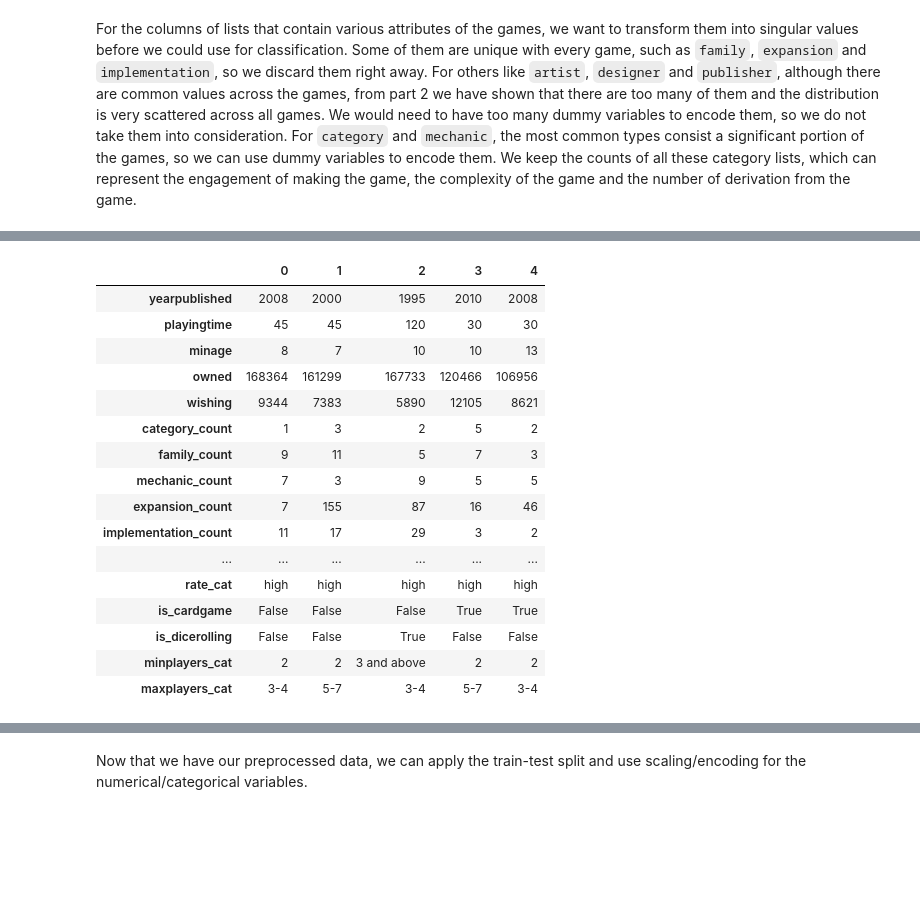
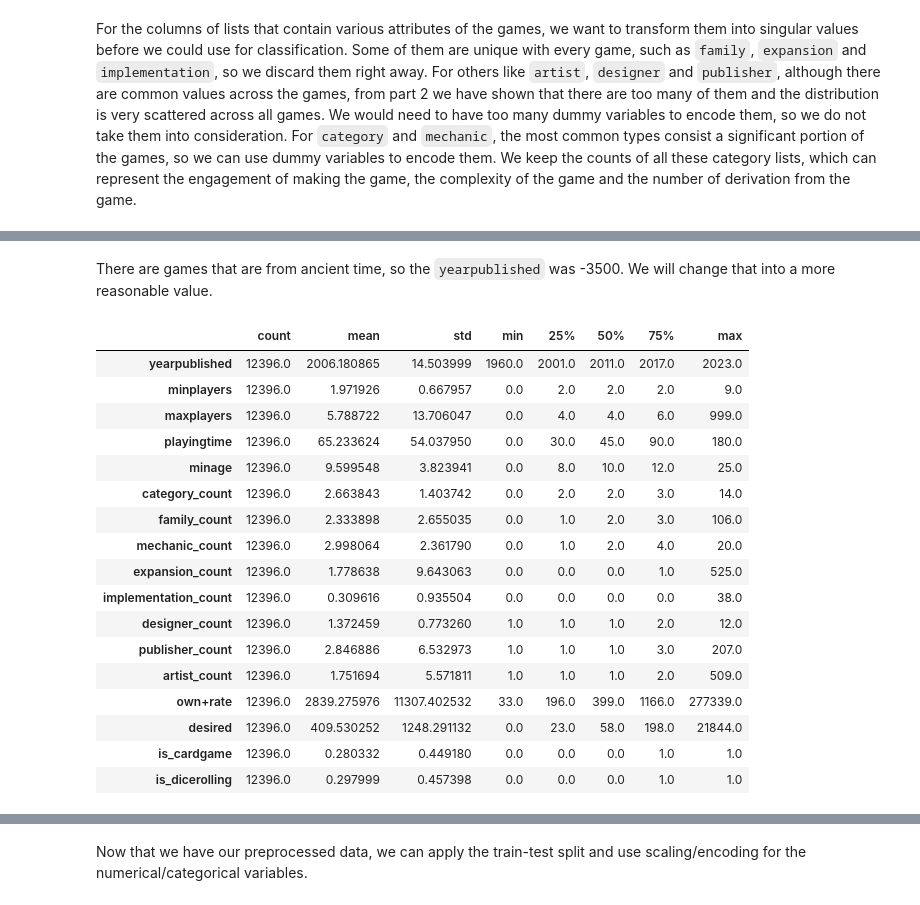
Before and after one commit to Fredfreddo/SI618_24W_project, a Jupyter notebook: project_3.ipynb, the cells around one changed output, grey strips where cells are left out. Cells and saved outputs as stored; diff of their text form; code cells hidden in the pictures; blank space fills up the shorter version.

```diff
--- a/project_3.ipynb
+++ b/project_3.ipynb
@@ -100,50 +217,33 @@ core_data.drop(columns=['year', 'rank', 'average', 'bayes_average', 'users_rated
 # %%
-core_data['is_cardgame'] = core_data['category_list'].apply(lambda x: 'Card Game' in x)
-core_data['is_dicerolling'] = core_data['mechanic_list'].apply(lambda x: 'Dice Rolling' in x)
+# we focus on Card Game and Dice Rolling
+core_data['is_cardgame'] = core_data['category_list'].apply(lambda x: 1 if 'Card Game' in x else 0)
+core_data['is_dicerolling'] = core_data['mechanic_list'].apply(lambda x: 1 if 'Dice Rolling' in x else 0)
 core_data.drop(columns=['category_list', 'mechanic_list'], inplace=True)
-# %%
-def minplayers_cat(x):
-    if x < 2:
-        return '1'
-    elif x == 2:
-        return '2'
-    else:
-        return '3 and above'
-
-core_data['minplayers_cat'] = core_data['minplayers'].apply(minplayers_cat)
-core_data.drop(columns=['minplayers'], inplace=True)
-# %%
-def maxplayers_cat(x):
-    if x <= 2:
-        return '2 and below'
-    elif x <= 4:
-        return '3-4'
-    elif x <= 7:
-        return '5-7'
-    else:
-        return '8 and above'
-
-core_data['maxplayers_cat'] = core_data['maxplayers'].apply(maxplayers_cat)
-core_data.drop(columns=['maxplayers'], inplace=True)
 # %%
 core_data['playingtime'] = core_data['playingtime'].apply(lambda x: x if x < 180 else 180)
+# %% [markdown]
+There are games that are from ancient time, so the `yearpublished` was -3500. We will change that into a more reasonable value.
+# %%
+# change yearpublished whose value is smaller than 1960 to 1960
+core_data['yearpublished'] = core_data['yearpublished'].apply(lambda x: 1960 if x < 1960 else x)
 # %%
-core_data.head().T
+core_data.describe().T
 # %% [output]
-|  | 0 | 1 | 2 | 3 | 4 |
-| yearpublished | 2008 | 2000 | 1995 | 2010 | 2008 |
-| playingtime | 45 | 45 | 120 | 30 | 30 |
-| minage | 8 | 7 | 10 | 10 | 13 |
-| owned | 168364 | 161299 | 167733 | 120466 | 106956 |
-| wishing | 9344 | 7383 | 5890 | 12105 | 8621 |
-| category_count | 1 | 3 | 2 | 5 | 2 |
-| family_count | 9 | 11 | 5 | 7 | 3 |
-| mechanic_count | 7 | 3 | 9 | 5 | 5 |
-| expansion_count | 7 | 155 | 87 | 16 | 46 |
-| implementation_count | 11 | 17 | 29 | 3 | 2 |
-| ... | ... | ... | ... | ... | ... |
-| rate_cat | high | high | high | high | high |
-| is_cardgame | False | False | False | True | True |
-| is_dicerolling | False | False | True | False | False |
-| minplayers_cat | 2 | 2 | 3 and above | 2 | 2 |
-| maxplayers_cat | 3-4 | 5-7 | 3-4 | 5-7 | 3-4 |
+|  | count | mean | std | min | 25% | 50% | 75% | max |
+| yearpublished | 12396.0 | 2006.180865 | 14.503999 | 1960.0 | 2001.0 | 2011.0 | 2017.0 | 2023.0 |
+| minplayers | 12396.0 | 1.971926 | 0.667957 | 0.0 | 2.0 | 2.0 | 2.0 | 9.0 |
+| maxplayers | 12396.0 | 5.788722 | 13.706047 | 0.0 | 4.0 | 4.0 | 6.0 | 999.0 |
+| playingtime | 12396.0 | 65.233624 | 54.037950 | 0.0 | 30.0 | 45.0 | 90.0 | 180.0 |
+| minage | 12396.0 | 9.599548 | 3.823941 | 0.0 | 8.0 | 10.0 | 12.0 | 25.0 |
+| category_count | 12396.0 | 2.663843 | 1.403742 | 0.0 | 2.0 | 2.0 | 3.0 | 14.0 |
+| family_count | 12396.0 | 2.333898 | 2.655035 | 0.0 | 1.0 | 2.0 | 3.0 | 106.0 |
+| mechanic_count | 12396.0 | 2.998064 | 2.361790 | 0.0 | 1.0 | 2.0 | 4.0 | 20.0 |
+| expansion_count | 12396.0 | 1.778638 | 9.643063 | 0.0 | 0.0 | 0.0 | 1.0 | 525.0 |
+| implementation_count | 12396.0 | 0.309616 | 0.935504 | 0.0 | 0.0 | 0.0 | 0.0 | 38.0 |
+| designer_count | 12396.0 | 1.372459 | 0.773260 | 1.0 | 1.0 | 1.0 | 2.0 | 12.0 |
+| publisher_count | 12396.0 | 2.846886 | 6.532973 | 1.0 | 1.0 | 1.0 | 3.0 | 207.0 |
+| artist_count | 12396.0 | 1.751694 | 5.571811 | 1.0 | 1.0 | 1.0 | 2.0 | 509.0 |
+| own+rate | 12396.0 | 2839.275976 | 11307.402532 | 33.0 | 196.0 | 399.0 | 1166.0 | 277339.0 |
+| desired | 12396.0 | 409.530252 | 1248.291132 | 0.0 | 23.0 | 58.0 | 198.0 | 21844.0 |
+| is_cardgame | 12396.0 | 0.280332 | 0.449180 | 0.0 | 0.0 | 0.0 | 1.0 | 1.0 |
+| is_dicerolling | 12396.0 | 0.297999 | 0.457398 | 0.0 | 0.0 | 0.0 | 1.0 | 1.0 |
```
Also changed, not shown: parts of 98 cells of this notebook, 1 other file.
